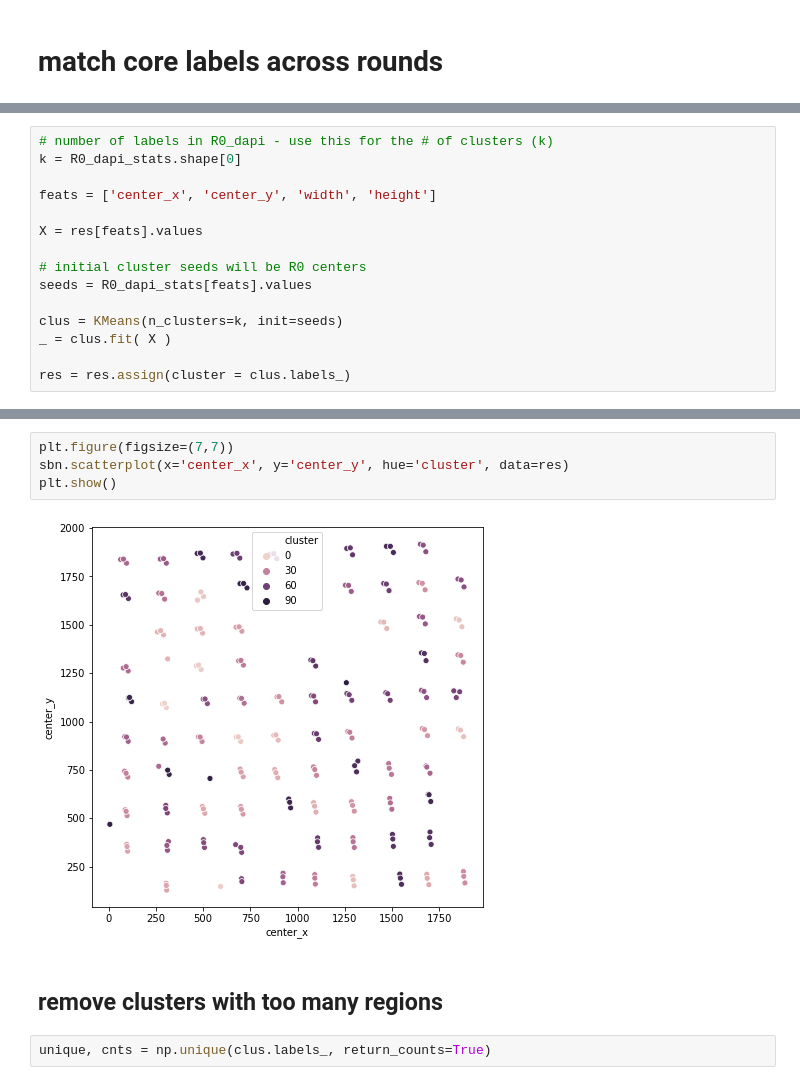
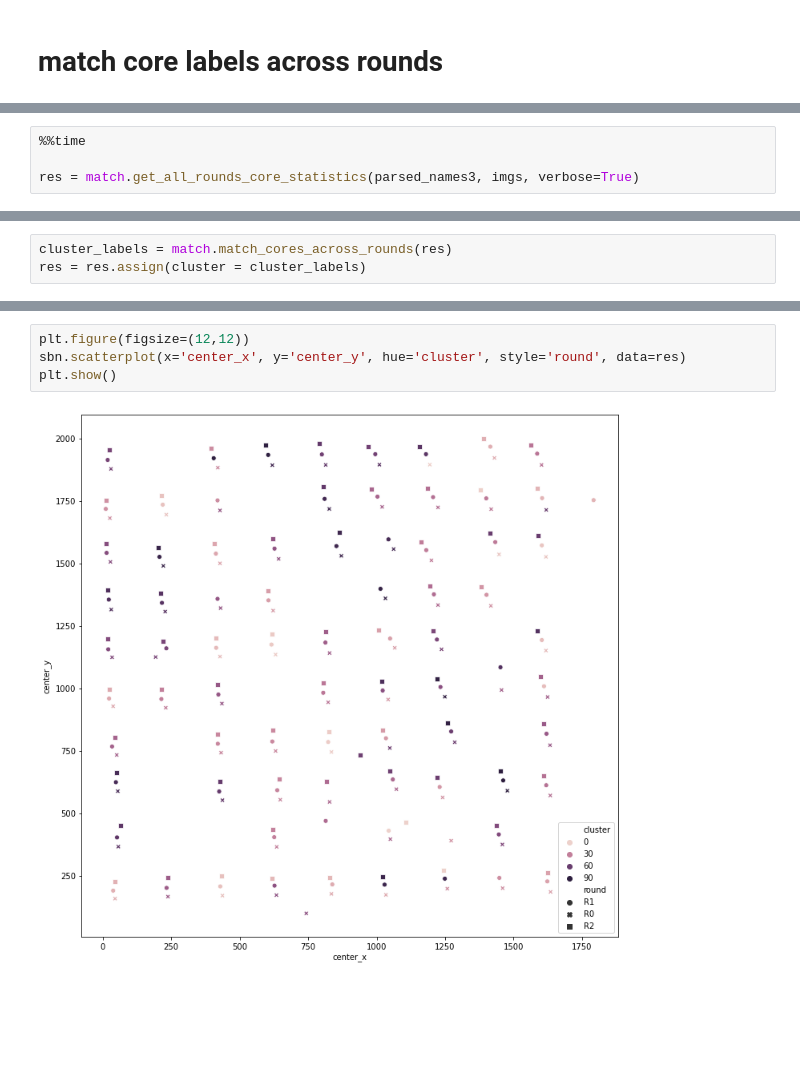
Before and after one commit to nathanieljevans/cyclicIF_registration, a Jupyter notebook: tutorial.ipynb, the cells around one changed output, grey strips where cells are left out. Drawn from its saved outputs; the diff is of its cells as text; blank space fills up the shorter version.

```diff
--- a/tutorial.ipynb
+++ b/tutorial.ipynb
@@ -176,0 +165,4 @@ Wall time: 5.57 s
+# %%
+%%time
+
+res = match.get_all_rounds_core_statistics(parsed_names3, imgs, verbose=True)
@@ -192,18 +190,6 @@ plotting centers:  R1_H3K27me3.CCNB1.CCND1.Ki67_S3_2020_01_22__13485-Scene-1_c1_
-# %%
-# number of labels in R0_dapi - use this for the # of clusters (k)
-k = R0_dapi_stats.shape[0]
-
-feats = ['center_x', 'center_y', 'width', 'height']
-
-X = res[feats].values
-
-# initial cluster seeds will be R0 centers
-seeds = R0_dapi_stats[feats].values
-
-clus = KMeans(n_clusters=k, init=seeds)
-_ = clus.fit( X )
-
-res = res.assign(cluster = clus.labels_)
+# %%
+cluster_labels = match.match_cores_across_rounds(res)
+res = res.assign(cluster = cluster_labels)
 # %%
 plt.figure()
 plt.hist(clus.labels_, bins=len(np.unique(clus.labels_)))
@@ -213,10 +203,6 @@ plt.show()
 # %%
-plt.figure(figsize=(7,7))
-sbn.scatterplot(x='center_x', y='center_y', hue='cluster', data=res)
+plt.figure(figsize=(12,12))
+sbn.scatterplot(x='center_x', y='center_y', hue='cluster', style='round', data=res)
 plt.show()
 # %% [output]
-[figure, old version]
+[figure, new version]
-# %% [markdown]
-## remove clusters with too many regions
-# %%
-unique, cnts = np.unique(clus.labels_, return_counts=True)
```
Also changed, not shown: parts of 25 cells of this notebook, 20 other files.
